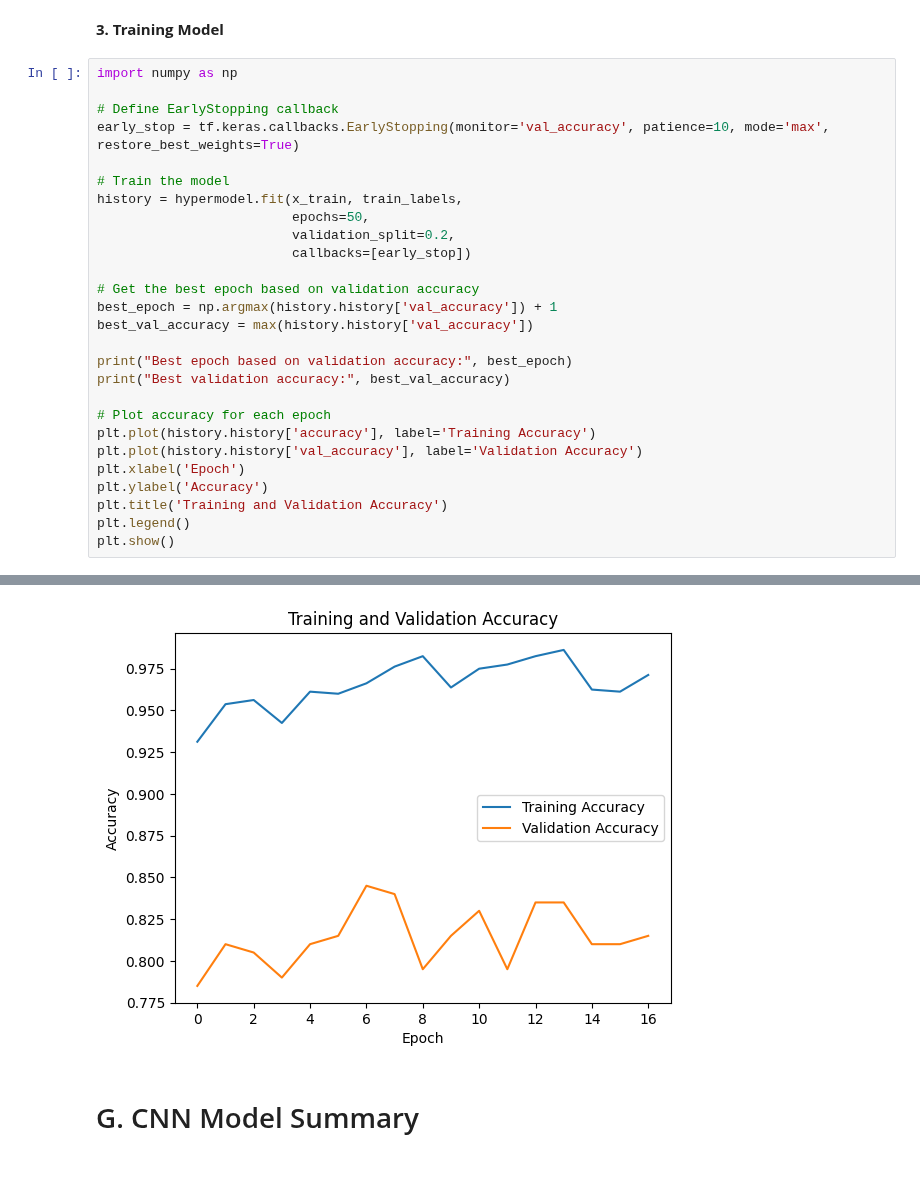
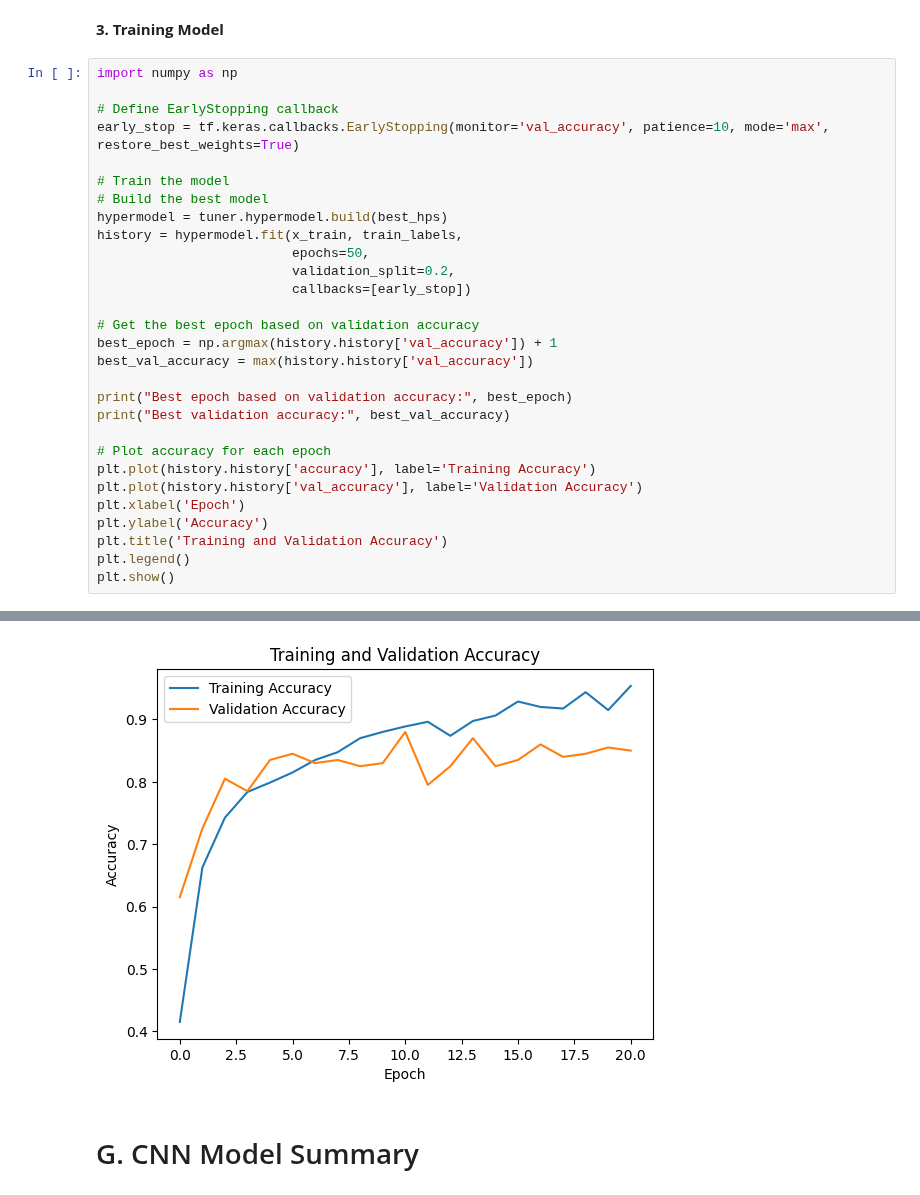
Before and after one commit to endangrusiana123/SLO, a Jupyter notebook: Shared_MiniProject2_20240516.ipynb, the cells around one changed output, grey strips where cells are left out. Drawn from its saved outputs; the diff is of its cells as text.

```diff
--- a/Shared_MiniProject2_20240516.ipynb
+++ b/Shared_MiniProject2_20240516.ipynb
@@ -249,6 +249,8 @@ import numpy as np
 early_stop = tf.keras.callbacks.EarlyStopping(monitor='val_accuracy', patience=10, mode='max', restore_best_weights=True)
 
 # Train the model
+# Build the best model
+hypermodel = tuner.hypermodel.build(best_hps)
 history = hypermodel.fit(x_train, train_labels,
                          epochs=50,
                          validation_split=0.2,
@@ -290,3 +292,3 @@ Best validation accuracy: 0.8450000286102295
-[figure, old version]
+[figure, new version]
 # %% [markdown]
 # G. CNN Model Summary
```
Also changed, not shown: parts of 9 cells of this notebook.
